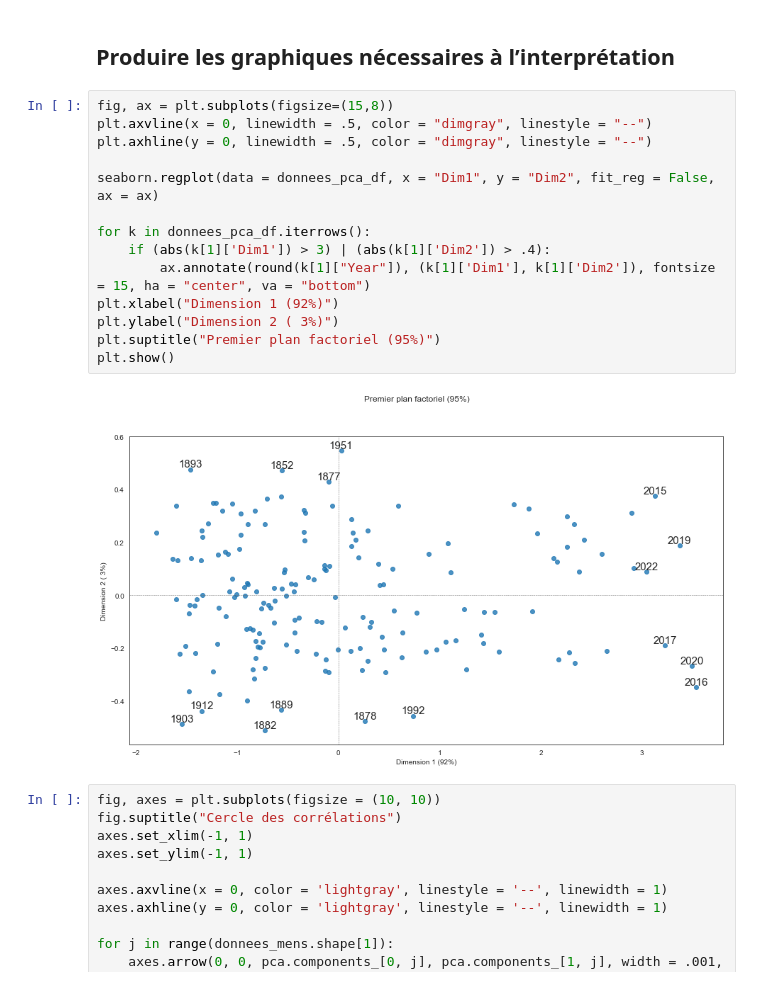
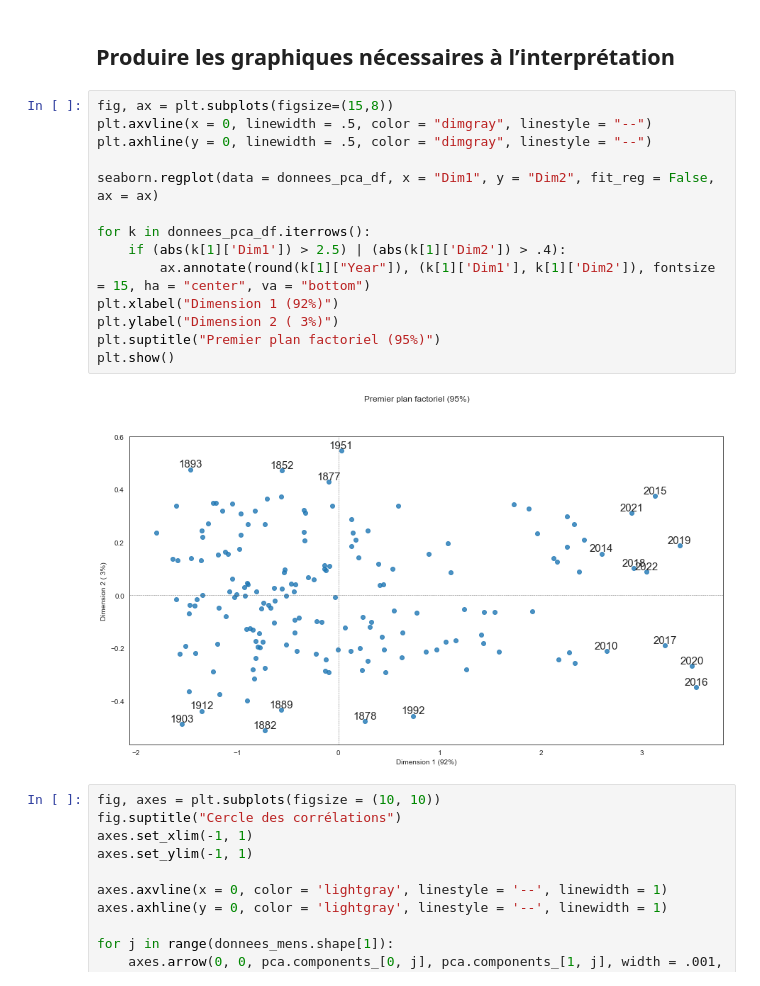
Before and after one commit to fxjollois/cours-2022-2023, a Jupyter notebook: lp-iot--python-ds/seance2-ACP-correction.ipynb, the cells around one changed output. Cells and saved outputs as stored; diff of their text form.

```diff
--- a/lp-iot--python-ds/seance2-ACP-correction.ipynb
+++ b/lp-iot--python-ds/seance2-ACP-correction.ipynb
@@ -134,19 +134,19 @@ donnees_pca_df.head()
 # %%
 fig, ax = plt.subplots(figsize=(15,8))
 plt.axvline(x = 0, linewidth = .5, color = "dimgray", linestyle = "--")
 plt.axhline(y = 0, linewidth = .5, color = "dimgray", linestyle = "--")
 
 seaborn.regplot(data = donnees_pca_df, x = "Dim1", y = "Dim2", fit_reg = False, ax = ax)
 
 for k in donnees_pca_df.iterrows():
-    if (abs(k[1]['Dim1']) > 3) | (abs(k[1]['Dim2']) > .4):
+    if (abs(k[1]['Dim1']) > 2.5) | (abs(k[1]['Dim2']) > .4):
         ax.annotate(round(k[1]["Year"]), (k[1]['Dim1'], k[1]['Dim2']), fontsize = 15, ha = "center", va = "bottom")
 plt.xlabel("Dimension 1 (92%)")
 plt.ylabel("Dimension 2 ( 3%)")
 plt.suptitle("Premier plan factoriel (95%)")
 plt.show()
 # %% [output]
-[figure, old version]
+[figure, new version]
 # %%
 fig, axes = plt.subplots(figsize = (10, 10))
 fig.suptitle("Cercle des corrélations")
```
Also changed, not shown: 3 other files.
